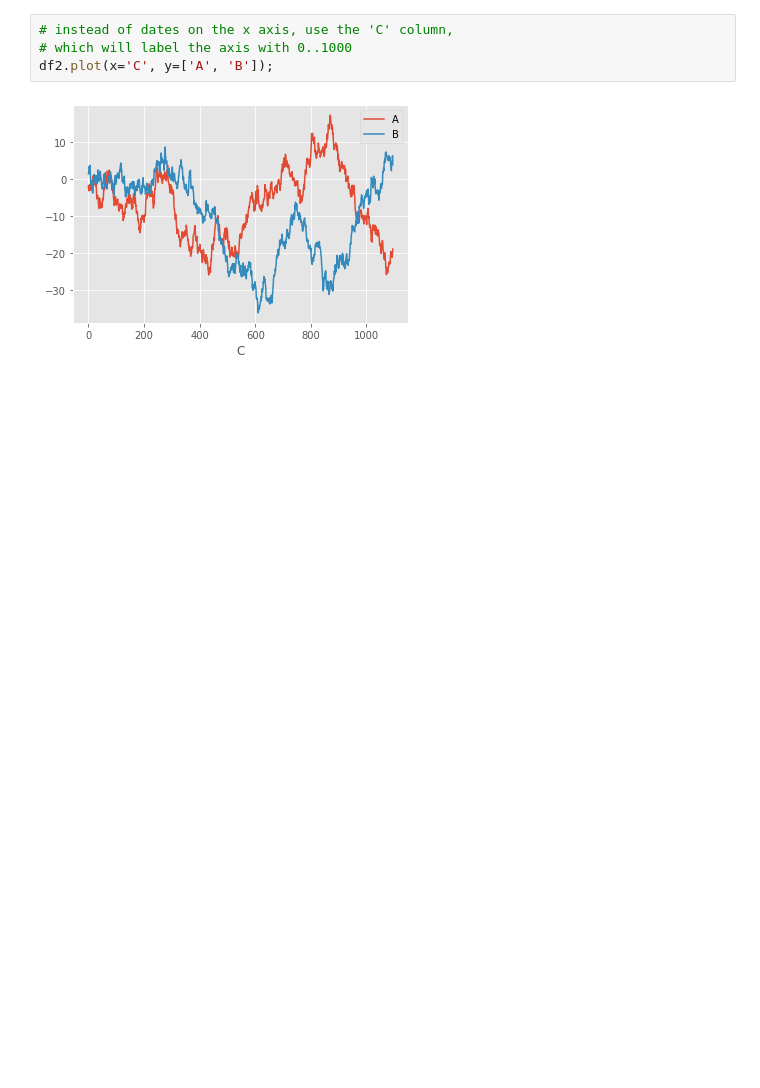
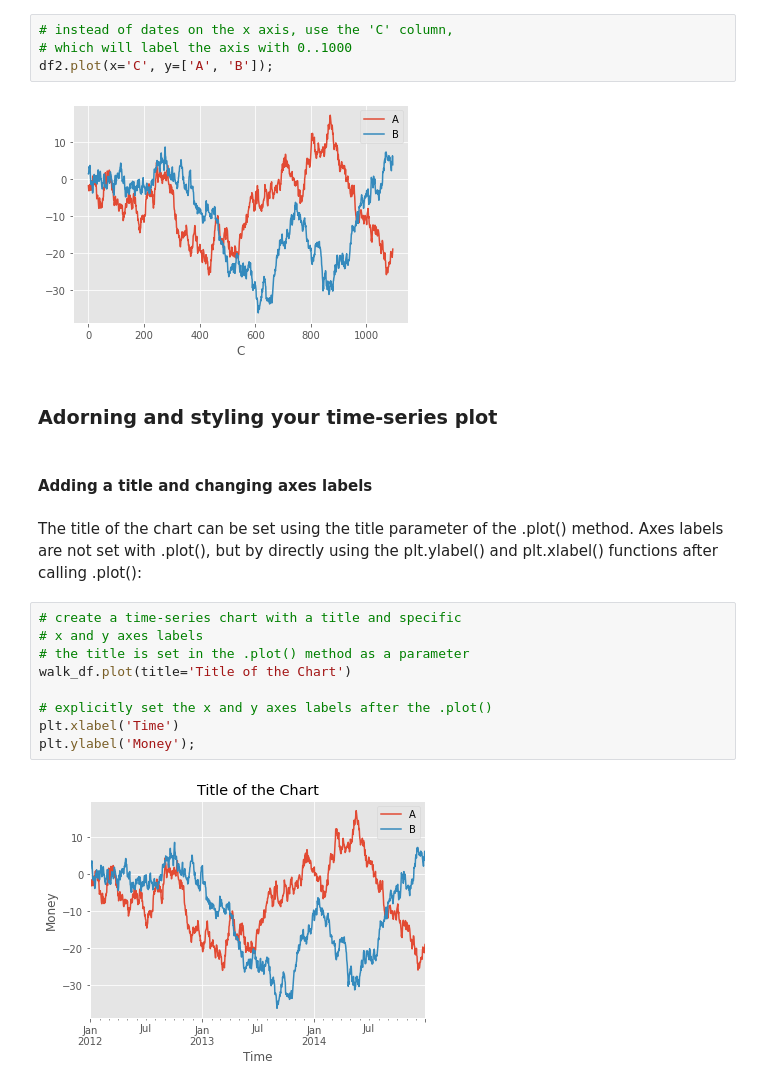
Before and after one commit to apkap83/Pandas_Notes, a Jupyter notebook: Learning_Pandas_Chapter_11 - Visualization.ipynb, the cells around one changed output. Saved outputs shown, nothing was run; the diff lists cells and outputs as text; blank space fills up the shorter version.

```diff
--- a/Learning_Pandas_Chapter_11 - Visualization.ipynb
+++ b/Learning_Pandas_Chapter_11 - Visualization.ipynb
@@ -182,3 +182,22 @@ df2
 df2.plot(x='C', y=['A', 'B']);
 # %% [output]
 [figure]
+# %% [markdown]
+<h3>Adorning and styling your time-series plot</h3>
+# %% [markdown]
+<h4>Adding a title and changing axes labels</h4>
+# %% [markdown]
+The title of the chart can be set using the title parameter of the .plot() method. Axes
+labels are not set with .plot(), but by directly using the plt.ylabel() and plt.xlabel()
+functions after calling .plot():
+# %%
+# create a time-series chart with a title and specific
+# x and y axes labels
+# the title is set in the .plot() method as a parameter
+walk_df.plot(title='Title of the Chart')
+
+# explicitly set the x and y axes labels after the .plot()
+plt.xlabel('Time')
+plt.ylabel('Money');
+# %% [output]
+[figure, added]
```
Also changed, not shown: parts of 14 cells of this notebook.
